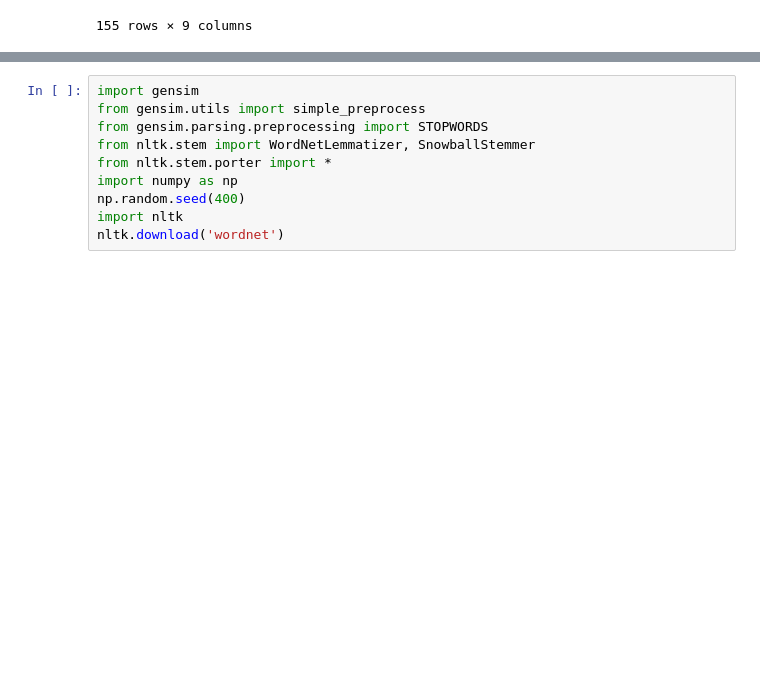
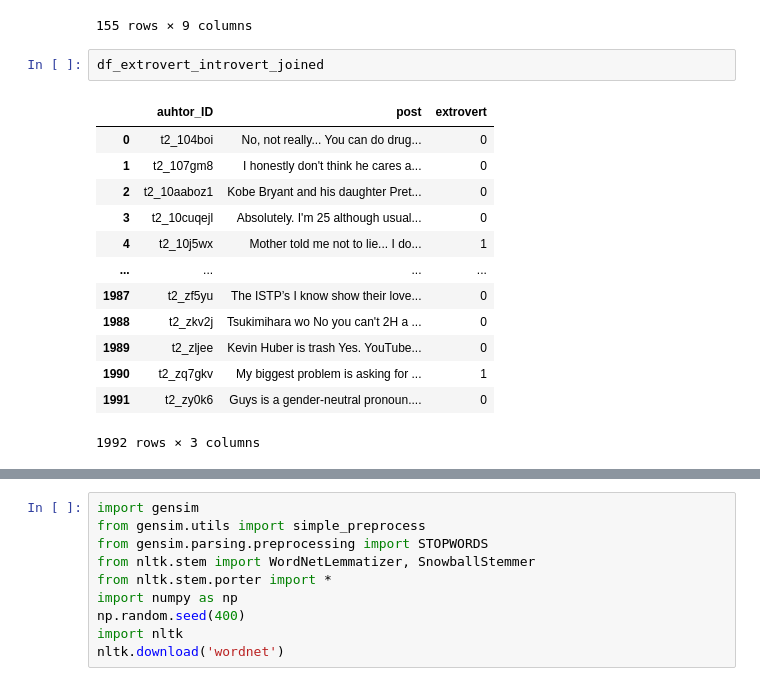
Before and after one commit to DimitarDimitrov2001/LanguageAI-Assignment, a Jupyter notebook: EDA.ipynb, the cells around one changed output, grey strips where cells are left out. Saved outputs shown, nothing was run; the diff lists cells and outputs as text; blank space fills up the shorter version.

```diff
--- a/EDA.ipynb
+++ b/EDA.ipynb
@@ -101,3 +101,19 @@ df_all_cleaned
 | 1963 | t2_wilcwvo | That's what a fake lib would say ... | 1.0 | That's what a fake lib would say ... | 0.0 | That's what a fake lib would say ... | 0.0 | That's what a fake lib would say ... | ... |
 | 1990 | t2_zq7gkv | My biggest problem is asking for ... | 1.0 | My biggest problem is asking for ... | 1.0 | My biggest problem is asking for ... | 1.0 | My biggest problem is asking for ... | ... |
 155 rows × 9 columns
+# %%
+df_extrovert_introvert_joined
+# %% [output]
+|  | auhtor_ID | post | extrovert |
+| 0 | t2_104boi | No, not really... You can do drug... | 0 |
+| 1 | t2_107gm8 | I honestly don't think he cares a... | 0 |
+| 2 | t2_10aaboz1 | Kobe Bryant and his daughter Pret... | 0 |
+| 3 | t2_10cuqejl | Absolutely. I'm 25 although usual... | 0 |
+| 4 | t2_10j5wx | Mother told me not to lie... I do... | 1 |
+| ... | ... | ... | ... |
+| 1987 | t2_zf5yu | The ISTP’s I know show their love... | 0 |
+| 1988 | t2_zkv2j | Tsukimihara wo No you can't 2H a ... | 0 |
+| 1989 | t2_zljee | Kevin Huber is trash Yes. YouTube... | 0 |
+| 1990 | t2_zq7gkv | My biggest problem is asking for ... | 1 |
+| 1991 | t2_zy0k6 | Guys is a gender-neutral pronoun.... | 0 |
+1992 rows × 3 columns
```
Also changed, not shown: parts of 11 cells of this notebook.
